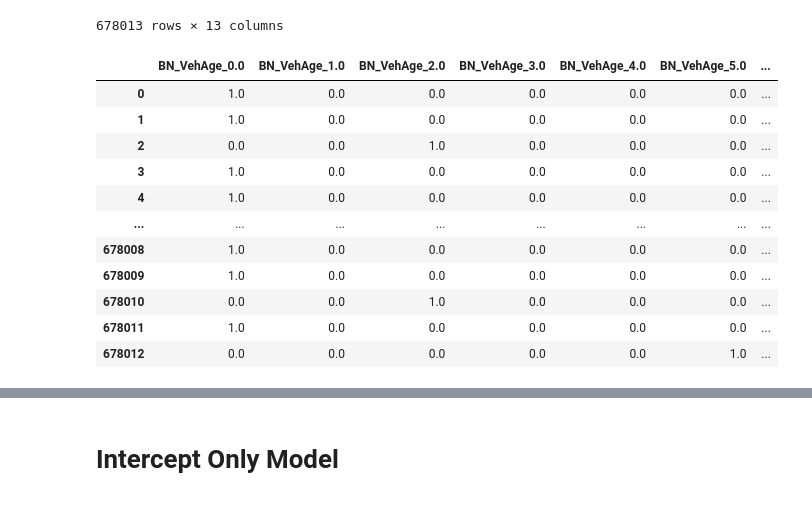
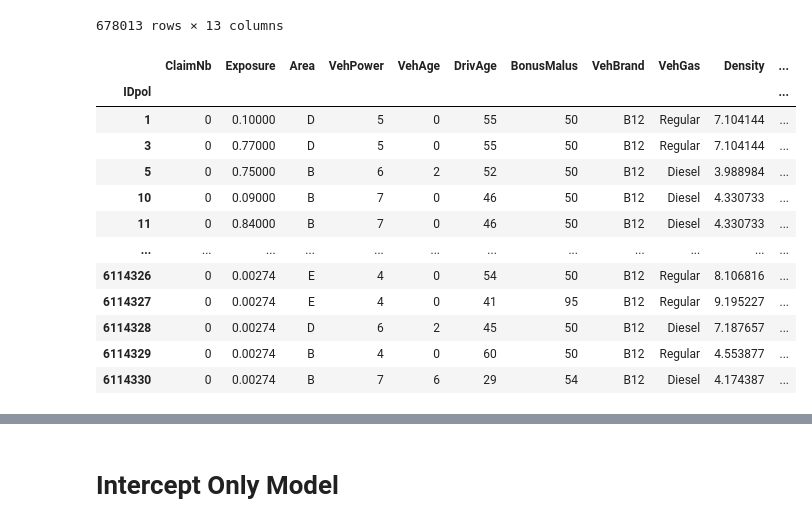
Before and after one commit to yueht23/PGPC2024, a Jupyter notebook: PGPC2024-analysis.ipynb, the cells around one changed output, grey strips where cells are left out. Cells and saved outputs as stored; diff of their text form; code cells hidden in the pictures.

```diff
--- a/PGPC2024-analysis.ipynb
+++ b/PGPC2024-analysis.ipynb
@@ -150,53 +151,59 @@ df
 # %%
 from sklearn.compose import ColumnTransformer
 from sklearn.pipeline import make_pipeline
 from sklearn.preprocessing import (
     FunctionTransformer,
     KBinsDiscretizer,
     OneHotEncoder,
     StandardScaler,
 )
 
-log_scale_transformer = make_pipeline(
-    FunctionTransformer(func=np.log), StandardScaler()
-)
+# log_scale_transformer = make_pipeline(
+#     FunctionTransformer(func=np.log), StandardScaler()
+# )
+#
+# column_trans = ColumnTransformer(
+#     [
+#         (
+#             "BN",  # binned_numeric
+#             KBinsDiscretizer(n_bins=10, subsample=int(2e5), random_state=0),
+#             ["VehAge", "DrivAge"],
+#         ),
+#         (
+#             "OH",  # onehot_categorical
+#             OneHotEncoder(),
+#             ["VehBrand", "VehPower", "VehGas", "Region", "Area"],
+#         ),
+#         # ("passthrough_numeric", "passthrough", ["BonusMalus"]),
+#         # ("log_scaled_numeric", log_scale_transformer, ["Density"]),
+#     ],
+#     remainder="passthrough",
+# )
+#
+# df = pd.DataFrame(column_trans.fit_transform(df).toarray(), columns=column_trans.get_feature_names_out())
+# df = df.rename(
+#     columns={_: _.replace("__", "_") if "remainder__" not in _ else _.replace("remainder__", "") for _ in df.columns})
 
-column_trans = ColumnTransformer(
-    [
-        (
-            "BN",  # binned_numeric
-            KBinsDiscretizer(n_bins=10, subsample=int(2e5), random_state=0),
-            ["VehAge", "DrivAge"],
-        ),
-        (
-            "OH",  # onehot_categorical
-            OneHotEncoder(),
-            ["VehBrand", "VehPower", "VehGas", "Region", "Area"],
-        ),
-        # ("passthrough_numeric", "passthrough", ["BonusMalus"]),
-        # ("log_scaled_numeric", log_scale_transformer, ["Density"]),
-    ],
-    remainder="passthrough",
-)
 
-df = pd.DataFrame(column_trans.fit_transform(df).toarray(), columns=column_trans.get_feature_names_out())
-df = df.rename(
-    columns={_: _.replace("__", "_") if "remainder__" not in _ else _.replace("remainder__", "") for _ in df.columns})
+# set categorical columns
+categorical_columns = ["VehBrand", "VehPower", "VehGas", "Region", "Area"]
+df[categorical_columns] = df[categorical_columns].astype("category")
 
-standard_scaler = StandardScaler()
-df["Density"] = standard_scaler.fit_transform(np.log(df["Density"]).values.reshape(-1, 1))
-
+# standard_scaler = StandardScaler()
+# df["Density"] = standard_scaler.fit_transform(np.log(df["Density"]).values.reshape(-1, 1))
+df["Density"] = np.log(df["Density"])
 df
 # %% [output]
-|  | BN_VehAge_0.0 | BN_VehAge_1.0 | BN_VehAge_2.0 | BN_VehAge_3.0 | BN_VehAge_4.0 | BN_VehAge_5.0 | ... |
-| 0 | 1.0 | 0.0 | 0.0 | 0.0 | 0.0 | 0.0 | ... |
-| 1 | 1.0 | 0.0 | 0.0 | 0.0 | 0.0 | 0.0 | ... |
-| 2 | 0.0 | 0.0 | 1.0 | 0.0 | 0.0 | 0.0 | ... |
-| 3 | 1.0 | 0.0 | 0.0 | 0.0 | 0.0 | 0.0 | ... |
-| 4 | 1.0 | 0.0 | 0.0 | 0.0 | 0.0 | 0.0 | ... |
-| ... | ... | ... | ... | ... | ... | ... | ... |
-| 678008 | 1.0 | 0.0 | 0.0 | 0.0 | 0.0 | 0.0 | ... |
-| 678009 | 1.0 | 0.0 | 0.0 | 0.0 | 0.0 | 0.0 | ... |
-| 678010 | 0.0 | 0.0 | 1.0 | 0.0 | 0.0 | 0.0 | ... |
-| 678011 | 1.0 | 0.0 | 0.0 | 0.0 | 0.0 | 0.0 | ... |
-| 678012 | 0.0 | 0.0 | 0.0 | 0.0 | 0.0 | 1.0 | ... |
+|  | ClaimNb | Exposure | Area | VehPower | VehAge | DrivAge | BonusMalus | VehBrand | VehGas | Density | ... |
+| IDpol |  |  |  |  |  |  |  |  |  |  | ... |
+| 1 | 0 | 0.10000 | D | 5 | 0 | 55 | 50 | B12 | Regular | 7.104144 | ... |
+| 3 | 0 | 0.77000 | D | 5 | 0 | 55 | 50 | B12 | Regular | 7.104144 | ... |
+| 5 | 0 | 0.75000 | B | 6 | 2 | 52 | 50 | B12 | Diesel | 3.988984 | ... |
+| 10 | 0 | 0.09000 | B | 7 | 0 | 46 | 50 | B12 | Diesel | 4.330733 | ... |
+| 11 | 0 | 0.84000 | B | 7 | 0 | 46 | 50 | B12 | Diesel | 4.330733 | ... |
+| ... | ... | ... | ... | ... | ... | ... | ... | ... | ... | ... | ... |
+| 6114326 | 0 | 0.00274 | E | 4 | 0 | 54 | 50 | B12 | Regular | 8.106816 | ... |
+| 6114327 | 0 | 0.00274 | E | 4 | 0 | 41 | 95 | B12 | Regular | 9.195227 | ... |
+| 6114328 | 0 | 0.00274 | D | 6 | 2 | 45 | 50 | B12 | Diesel | 7.187657 | ... |
+| 6114329 | 0 | 0.00274 | B | 4 | 0 | 60 | 50 | B12 | Regular | 4.553877 | ... |
+| 6114330 | 0 | 0.00274 | B | 7 | 6 | 29 | 54 | B12 | Diesel | 4.174387 | ... |
```
Also changed, not shown: parts of 32 cells of this notebook.
